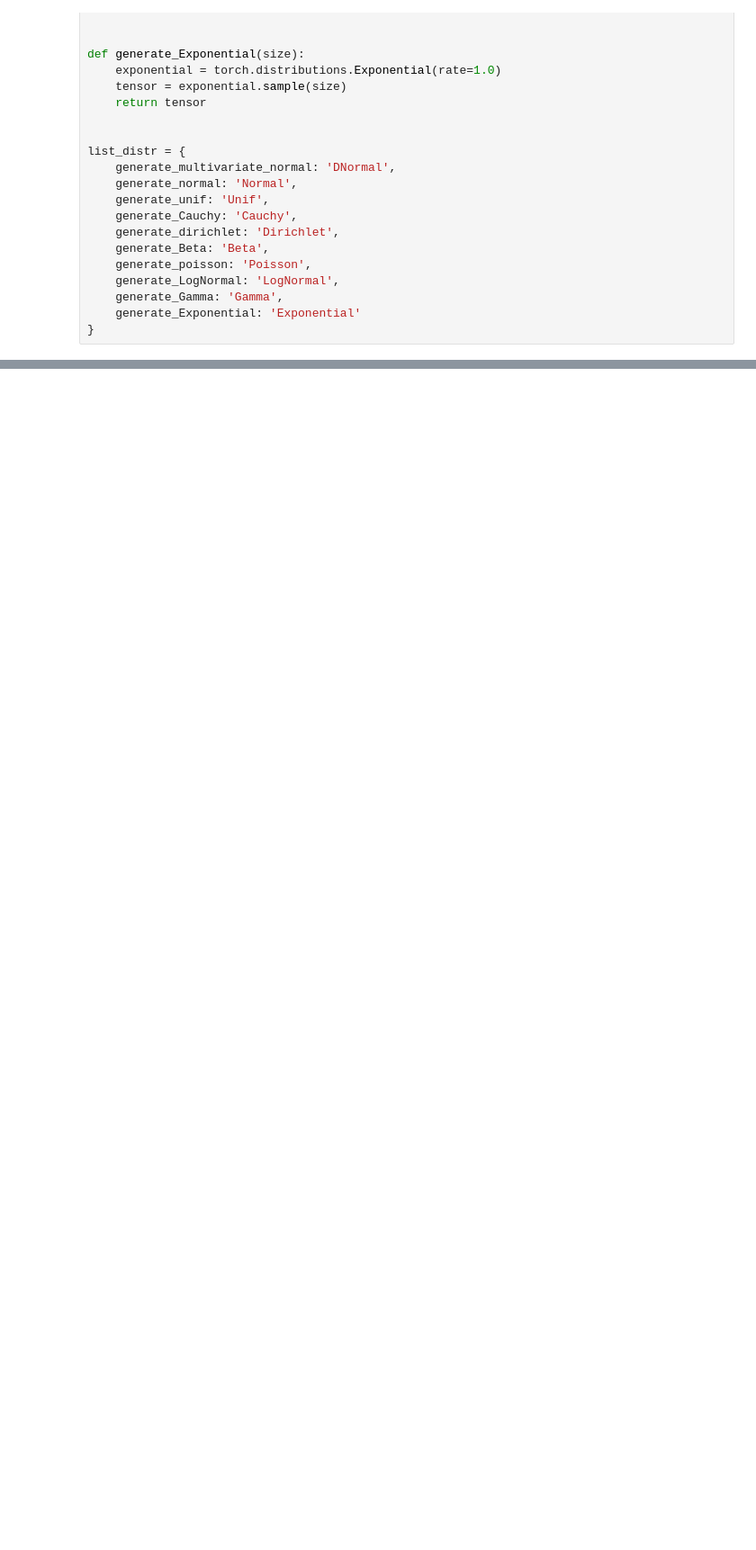
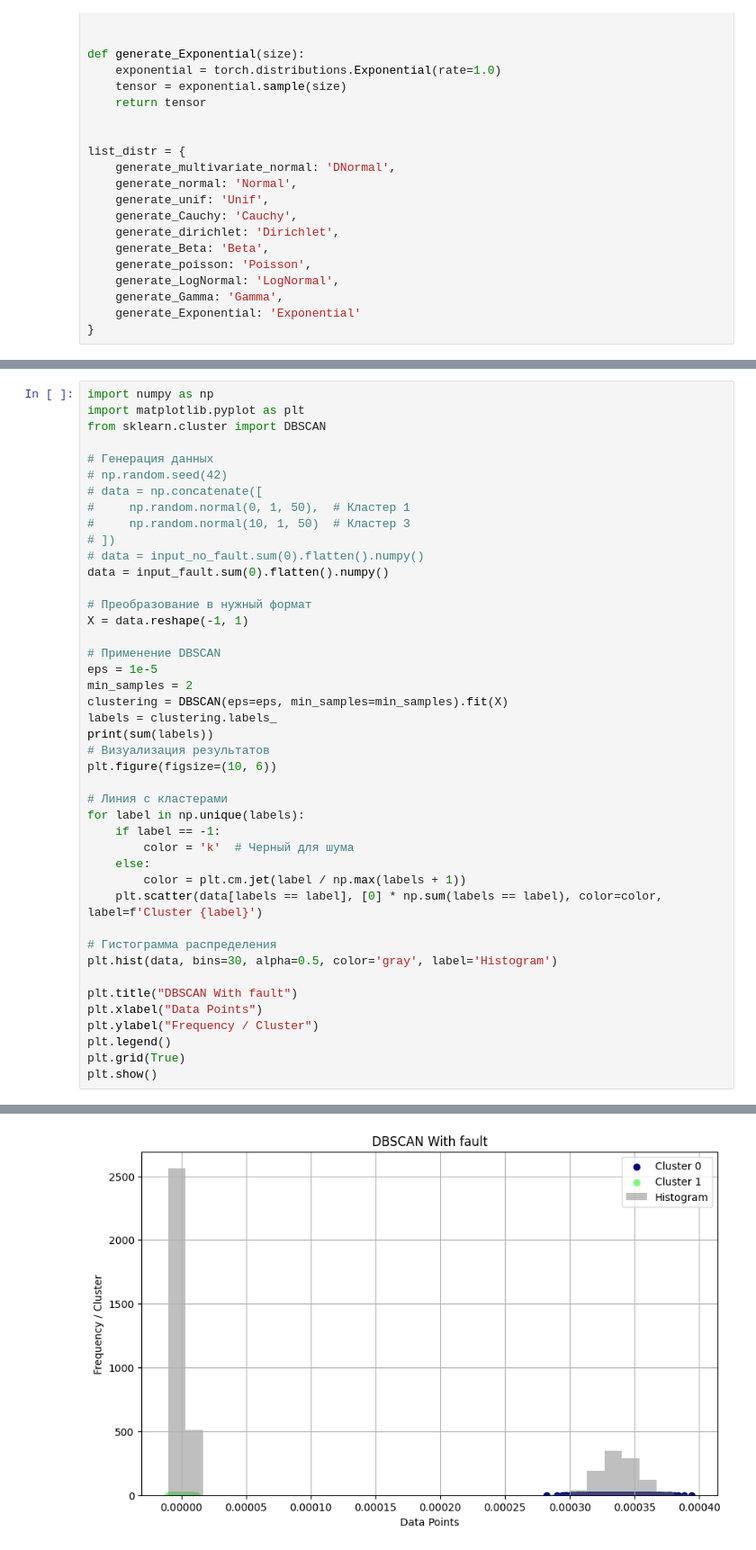
Before and after one commit to DanilishinArtem/Assembler, a Jupyter notebook: test.ipynb, the cells around one changed output, grey strips where cells are left out. Shown at 90% size. Saved outputs shown, nothing was run; the diff lists cells and outputs as text; blank space fills up the shorter version.

```diff
--- a/test.ipynb
+++ b/test.ipynb
@@ -244,0 +102,44 @@ Hartigan's Dip Test: Dip = 0.020141056561104792, p-value = 0.0063004492702232184
+# %%
+import numpy as np
+import matplotlib.pyplot as plt
+from sklearn.cluster import DBSCAN
+
+# Генерация данных
+# np.random.seed(42)
+# data = np.concatenate([
+#     np.random.normal(0, 1, 50),  # Кластер 1
+#     np.random.normal(10, 1, 50)  # Кластер 3
+# ])
+# data = input_no_fault.sum(0).flatten().numpy()
+data = input_fault.sum(0).flatten().numpy()
+
+# Преобразование в нужный формат
+X = data.reshape(-1, 1)
+
+# Применение DBSCAN
+eps = 1e-5
+min_samples = 2
+clustering = DBSCAN(eps=eps, min_samples=min_samples).fit(X)
+labels = clustering.labels_
+print(sum(labels))
+# Визуализация результатов
+plt.figure(figsize=(10, 6))
+
+# Линия с кластерами
+for label in np.unique(labels):
+    if label == -1:
+        color = 'k'  # Черный для шума
+    else:
+        color = plt.cm.jet(label / np.max(labels + 1))
+    plt.scatter(data[labels == label], [0] * np.sum(labels == label), color=color, label=f'Cluster {label}')
+
+# Гистограмма распределения
+plt.hist(data, bins=30, alpha=0.5, color='gray', label='Histogram')
+
+plt.title("DBSCAN With fault")
+plt.xlabel("Data Points")
+plt.ylabel("Frequency / Cluster")
+plt.legend()
+plt.grid(True)
+plt.show()
+# %% [output]
@@ -244,0 +147 @@ Hartigan's Dip Test: Dip = 0.020141056561104792, p-value = 0.0063004492702232184
+[figure, added]
```
Also changed, not shown: parts of 11 cells of this notebook.
